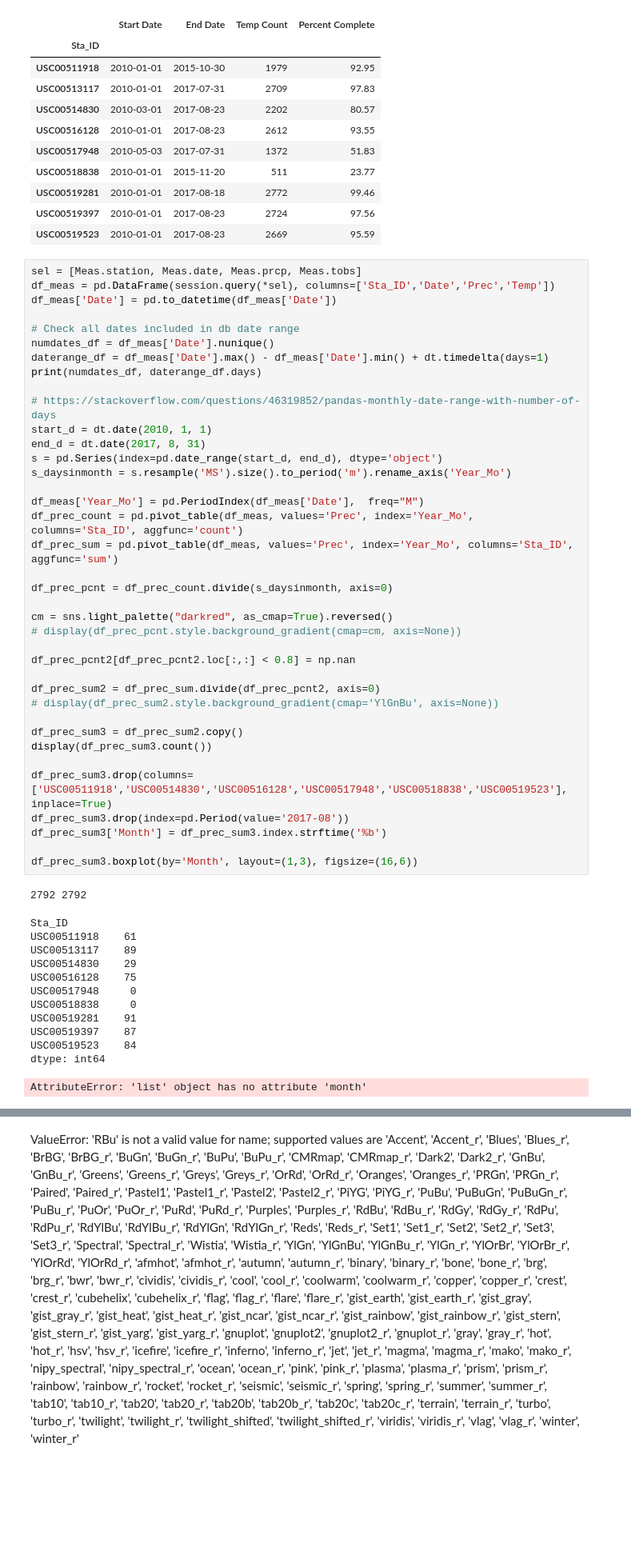
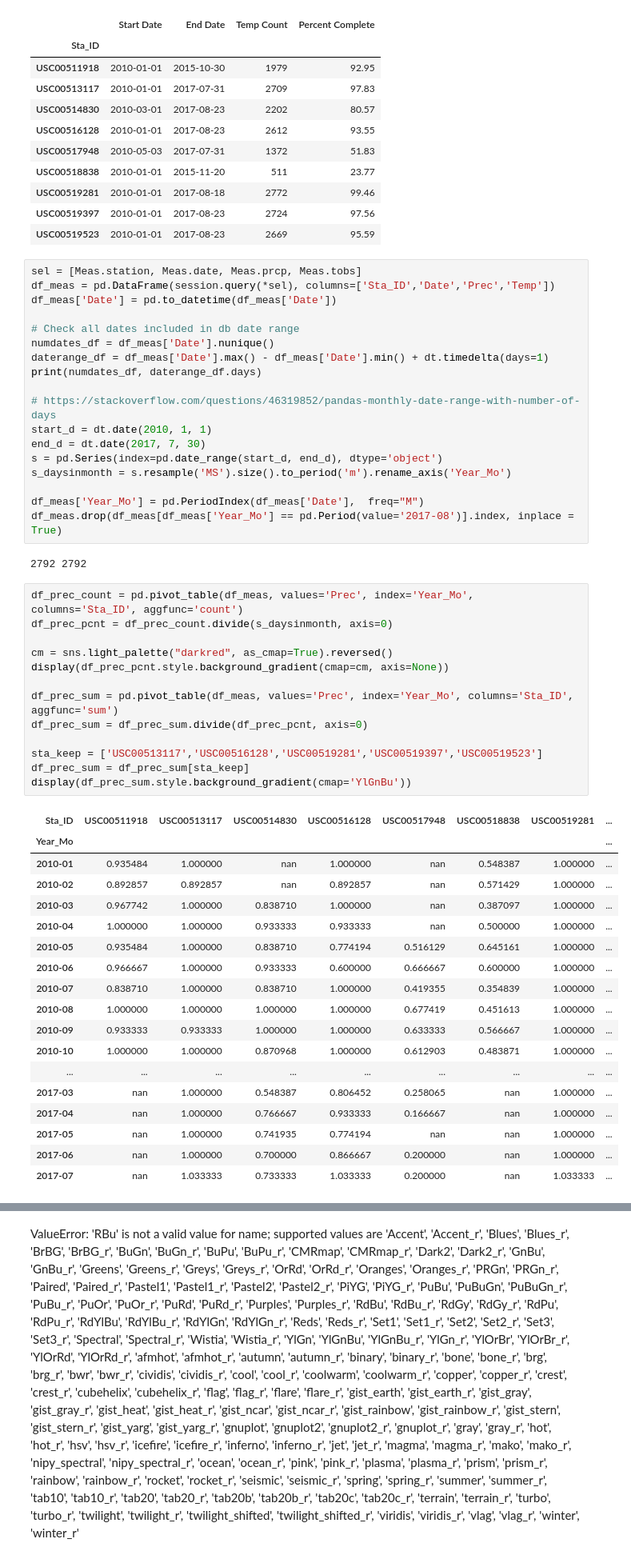
Before and after one commit to Earthscott/sqlalchemy-challenge, a Jupyter notebook: surfs_up_scottjob.ipynb, the cells around one changed output, grey strips where cells are left out. Shown at 80% size. Saved outputs shown, nothing was run; the diff lists cells and outputs as text; blank space fills up the shorter version.

```diff
--- a/surfs_up_scottjob.ipynb
+++ b/surfs_up_scottjob.ipynb
@@ -367,43 +368,43 @@ print(numdates_df, daterange_df.days)
 
 # https://stackoverflow.com/questions/46319852/pandas-monthly-date-range-with-number-of-days
 start_d = dt.date(2010, 1, 1)
-end_d = dt.date(2017, 8, 31)
+end_d = dt.date(2017, 7, 30)
 s = pd.Series(index=pd.date_range(start_d, end_d), dtype='object')
 s_daysinmonth = s.resample('MS').size().to_period('m').rename_axis('Year_Mo')
 
 df_meas['Year_Mo'] = pd.PeriodIndex(df_meas['Date'],  freq="M")
-df_prec_count = pd.pivot_table(df_meas, values='Prec', index='Year_Mo', columns='Sta_ID', aggfunc='count')
-df_prec_sum = pd.pivot_table(df_meas, values='Prec', index='Year_Mo', columns='Sta_ID', aggfunc='sum')
-
-df_prec_pcnt = df_prec_count.divide(s_daysinmonth, axis=0)
-
-cm = sns.light_palette("darkred", as_cmap=True).reversed()
-# display(df_prec_pcnt.style.background_gradient(cmap=cm, axis=None))
-
-df_prec_pcnt2[df_prec_pcnt2.loc[:,:] < 0.8] = np.nan
-
-df_prec_sum2 = df_prec_sum.divide(df_prec_pcnt2, axis=0)
-# display(df_prec_sum2.style.background_gradient(cmap='YlGnBu', axis=None))
-
-df_prec_sum3 = df_prec_sum2.copy()
-display(df_prec_sum3.count())
-
-df_prec_sum3.drop(columns=['USC00511918','USC00514830','USC00516128','USC00517948','USC00518838','USC00519523'], inplace=True)
-df_prec_sum3.drop(index=pd.Period(value='2017-08'))
-df_prec_sum3['Month'] = df_prec_sum3.index.strftime('%b')
-
-df_prec_sum3.boxplot(by='Month', layout=(1,3), figsize=(16,6))
+df_meas.drop(df_meas[df_meas['Year_Mo'] == pd.Period(value='2017-08')].index, inplace = True)
 # %% [output]
 2792 2792
-Sta_ID
-USC00511918    61
-USC00513117    89
-USC00514830    29
-USC00516128    75
-USC00517948     0
-USC00518838     0
-USC00519281    91
-USC00519397    87
-USC00519523    84
-dtype: int64
-AttributeError: 'list' object has no attribute 'month'
+# %%
+df_prec_count = pd.pivot_table(df_meas, values='Prec', index='Year_Mo', columns='Sta_ID', aggfunc='count')
+df_prec_pcnt = df_prec_count.divide(s_daysinmonth, axis=0)
+
+cm = sns.light_palette("darkred", as_cmap=True).reversed()
+display(df_prec_pcnt.style.background_gradient(cmap=cm, axis=None))
+
+df_prec_sum = pd.pivot_table(df_meas, values='Prec', index='Year_Mo', columns='Sta_ID', aggfunc='sum')
+df_prec_sum = df_prec_sum.divide(df_prec_pcnt, axis=0)
+
+sta_keep = ['USC00513117','USC00516128','USC00519281','USC00519397','USC00519523']
+df_prec_sum = df_prec_sum[sta_keep]
+display(df_prec_sum.style.background_gradient(cmap='YlGnBu'))
+# %% [output]
+| Sta_ID | USC00511918 | USC00513117 | USC00514830 | USC00516128 | USC00517948 | USC00518838 | USC00519281 | ... |
+| Year_Mo |  |  |  |  |  |  |  | ... |
+| 2010-01 | 0.935484 | 1.000000 | nan | 1.000000 | nan | 0.548387 | 1.000000 | ... |
+| 2010-02 | 0.892857 | 0.892857 | nan | 0.892857 | nan | 0.571429 | 1.000000 | ... |
+| 2010-03 | 0.967742 | 1.000000 | 0.838710 | 1.000000 | nan | 0.387097 | 1.000000 | ... |
+| 2010-04 | 1.000000 | 1.000000 | 0.933333 | 0.933333 | nan | 0.500000 | 1.000000 | ... |
+| 2010-05 | 0.935484 | 1.000000 | 0.838710 | 0.774194 | 0.516129 | 0.645161 | 1.000000 | ... |
+| 2010-06 | 0.966667 | 1.000000 | 0.933333 | 0.600000 | 0.666667 | 0.600000 | 1.000000 | ... |
+| 2010-07 | 0.838710 | 1.000000 | 0.838710 | 1.000000 | 0.419355 | 0.354839 | 1.000000 | ... |
+| 2010-08 | 1.000000 | 1.000000 | 1.000000 | 1.000000 | 0.677419 | 0.451613 | 1.000000 | ... |
+| 2010-09 | 0.933333 | 0.933333 | 1.000000 | 1.000000 | 0.633333 | 0.566667 | 1.000000 | ... |
+| 2010-10 | 1.000000 | 1.000000 | 0.870968 | 1.000000 | 0.612903 | 0.483871 | 1.000000 | ... |
+| ... | ... | ... | ... | ... | ... | ... | ... | ... |
+| 2017-03 | nan | 1.000000 | 0.548387 | 0.806452 | 0.258065 | nan | 1.000000 | ... |
+| 2017-04 | nan | 1.000000 | 0.766667 | 0.933333 | 0.166667 | nan | 1.000000 | ... |
+| 2017-05 | nan | 1.000000 | 0.741935 | 0.774194 | nan | nan | 1.000000 | ... |
+| 2017-06 | nan | 1.000000 | 0.700000 | 0.866667 | 0.200000 | nan | 1.000000 | ... |
+| 2017-07 | nan | 1.033333 | 0.733333 | 1.033333 | 0.200000 | nan | 1.033333 | ... |
```
Also changed, not shown: parts of 14 cells of this notebook.
